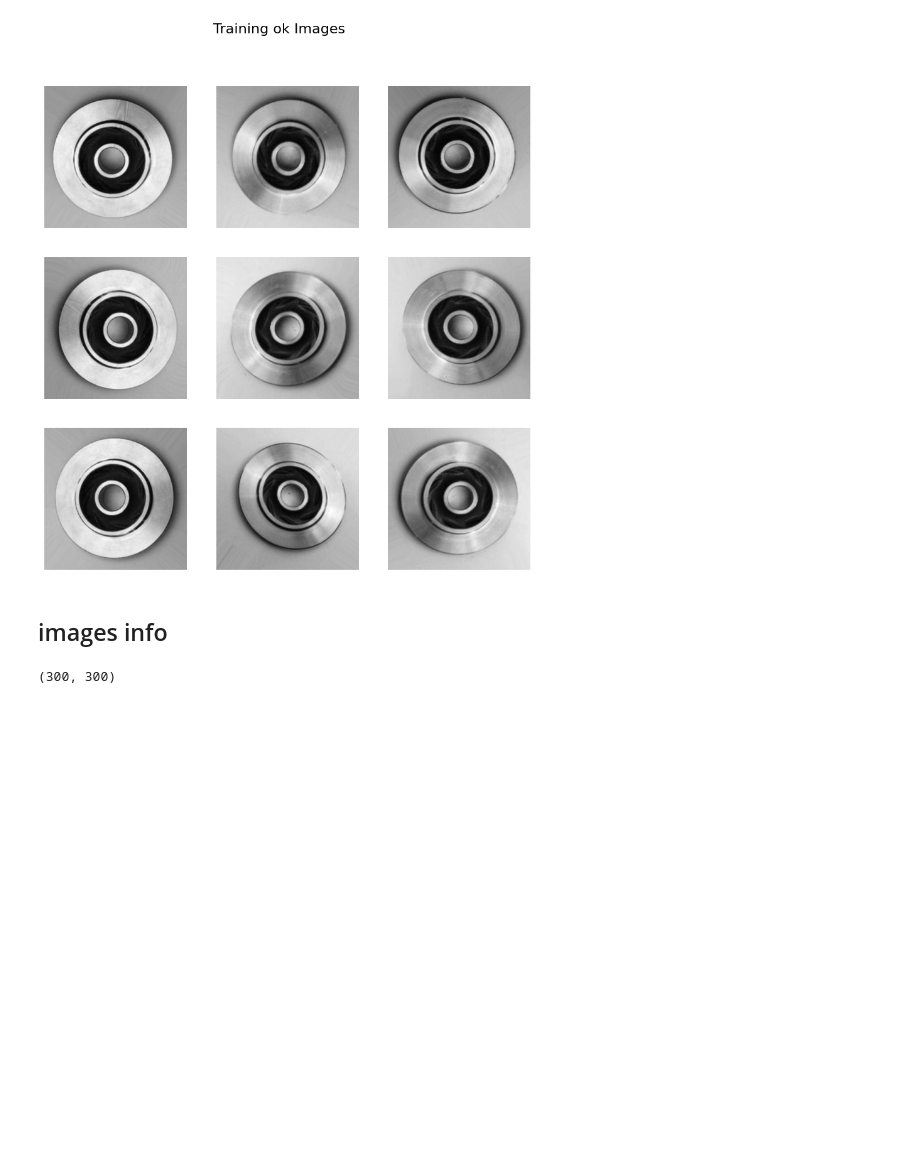
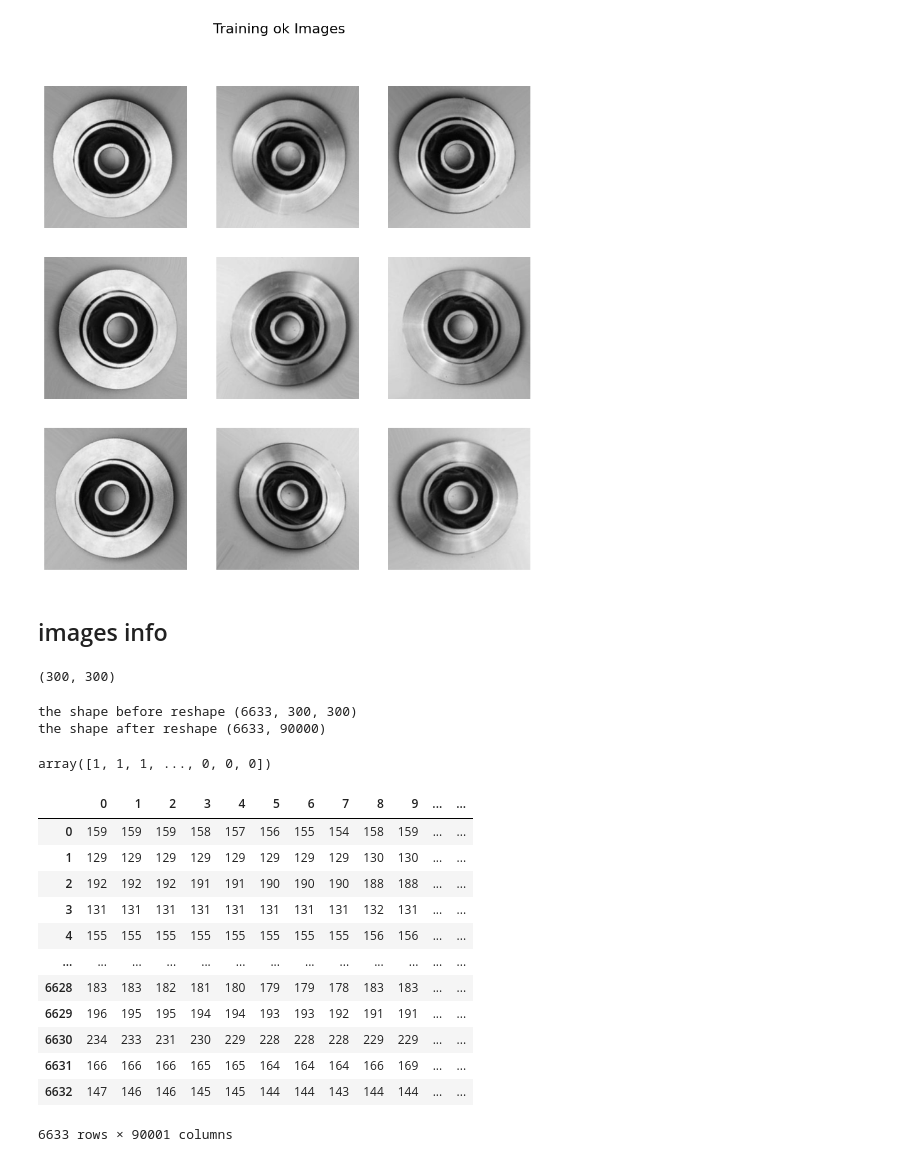
Before and after one commit to maomao7784/Casting-Product-Quality-Inspection, a Jupyter notebook: scripts/jt_eda.ipynb, the cells around one changed output. Saved outputs shown, nothing was run; the diff lists cells and outputs as text; code cells hidden in the pictures; blank space fills up the shorter version.

```diff
--- a/scripts/jt_eda.ipynb
+++ b/scripts/jt_eda.ipynb
@@ -62,3 +65,48 @@ display_images(train_ok_image_data, 9, "Training ok Images")
 train_def_image_data[0].shape
 # %% [output]
 (300, 300)
+# %%
+# Combine the datasets along the first axis
+data = np.concatenate((train_def_image_data, train_ok_image_data), axis=0)
+print(f'the shape before reshape',data.shape)
+# Reshape the dataset to (6633, 90000)
+data_flat = data.reshape(data.shape[0], -1)
+print(f'the shape after reshape',data_flat.shape)
+# %% [output]
+the shape before reshape (6633, 300, 300)
+the shape after reshape (6633, 90000)
+# %%
+# get label
+# Total number of elements
+total_elements = data.shape[0]
+
+# Number of ones
+num_ones = train_def_image_data.shape[0]
+
+# Create an array of zeros
+label = np.zeros(total_elements, dtype=int)
+
+# Set the first `num_ones` elements to 1
+label[:num_ones] = 1
+
+label
+# %% [output]
+array([1, 1, 1, ..., 0, 0, 0])
+# %%
+df_flat_data = pd.DataFrame(data_flat)
+df_flat_data["label"] =  label
+df_flat_data
+# %% [output]
+|  | 0 | 1 | 2 | 3 | 4 | 5 | 6 | 7 | 8 | 9 | ... | ... |
+| 0 | 159 | 159 | 159 | 158 | 157 | 156 | 155 | 154 | 158 | 159 | ... | ... |
+| 1 | 129 | 129 | 129 | 129 | 129 | 129 | 129 | 129 | 130 | 130 | ... | ... |
+| 2 | 192 | 192 | 192 | 191 | 191 | 190 | 190 | 190 | 188 | 188 | ... | ... |
+| 3 | 131 | 131 | 131 | 131 | 131 | 131 | 131 | 131 | 132 | 131 | ... | ... |
+| 4 | 155 | 155 | 155 | 155 | 155 | 155 | 155 | 155 | 156 | 156 | ... | ... |
+| ... | ... | ... | ... | ... | ... | ... | ... | ... | ... | ... | ... | ... |
+| 6628 | 183 | 183 | 182 | 181 | 180 | 179 | 179 | 178 | 183 | 183 | ... | ... |
+| 6629 | 196 | 195 | 195 | 194 | 194 | 193 | 193 | 192 | 191 | 191 | ... | ... |
+| 6630 | 234 | 233 | 231 | 230 | 229 | 228 | 228 | 228 | 229 | 229 | ... | ... |
+| 6631 | 166 | 166 | 166 | 165 | 165 | 164 | 164 | 164 | 166 | 169 | ... | ... |
+| 6632 | 147 | 146 | 146 | 145 | 145 | 144 | 144 | 143 | 144 | 144 | ... | ... |
+6633 rows × 90001 columns
```
Also changed, not shown: parts of 9 cells of this notebook.
